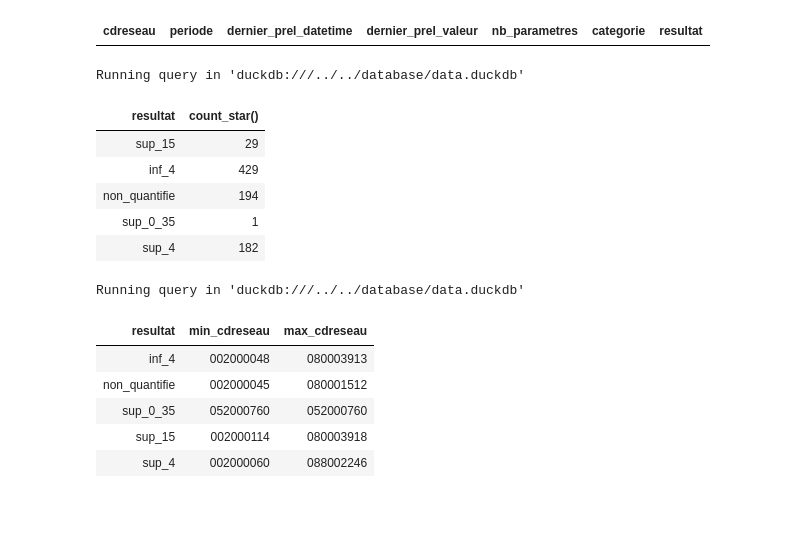
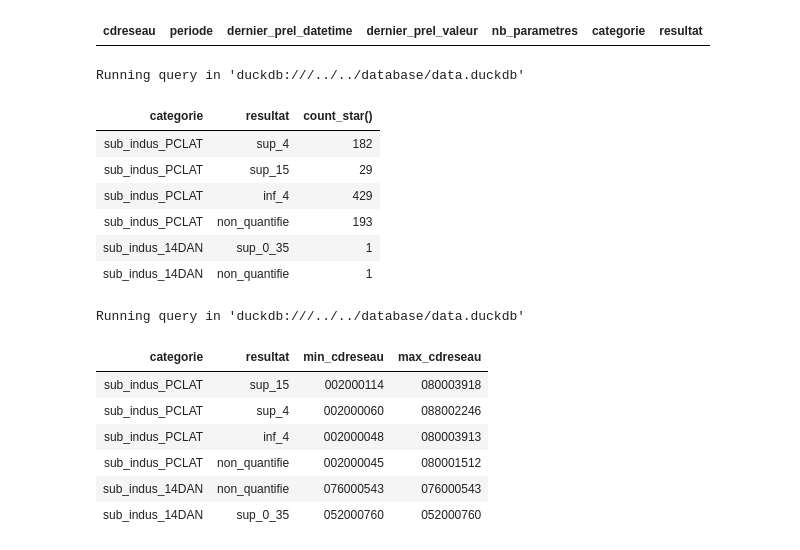
Before and after one commit to dataforgoodfr/13_pollution_eau, a Jupyter notebook: analytics/notebooks/resultats_sub_indus.ipynb, the cells around one changed output. Drawn from its saved outputs; the diff is of its cells as text; code cells hidden in the pictures; blank space fills up the shorter version.

```diff
--- a/analytics/notebooks/resultats_sub_indus.ipynb
+++ b/analytics/notebooks/resultats_sub_indus.ipynb
@@ -123,35 +125,37 @@ Running query in 'duckdb:///../../database/data.duckdb'
 # %%
 %%sql --with int__resultats_sub_indus_udi_dernier
 SELECT
-    resultat, COUNT(*)
+    categorie, resultat, COUNT(*)
 FROM
     int__resultats_sub_indus_udi_dernier
 GROUP BY
-    resultat
+    categorie, resultat
 # %% [output]
 Running query in 'duckdb:///../../database/data.duckdb'
-| resultat | count_star() |
-| sup_15 | 29 |
-| inf_4 | 429 |
-| non_quantifie | 194 |
-| sup_0_35 | 1 |
-| sup_4 | 182 |
+| categorie | resultat | count_star() |
+| sub_indus_PCLAT | sup_4 | 182 |
+| sub_indus_PCLAT | sup_15 | 29 |
+| sub_indus_PCLAT | inf_4 | 429 |
+| sub_indus_PCLAT | non_quantifie | 193 |
+| sub_indus_14DAN | sup_0_35 | 1 |
+| sub_indus_14DAN | non_quantifie | 1 |
 # %%
 %%sql --with int__resultats_sub_indus_udi_dernier
 SELECT
-    resultat, MIN( cdreseau) min_cdreseau, MAX(cdreseau) AS max_cdreseau
+    categorie, resultat, MIN( cdreseau) min_cdreseau, MAX(cdreseau) AS max_cdreseau
 FROM
     int__resultats_sub_indus_udi_dernier
 GROUP BY
-    resultat
+    categorie, resultat
 # %% [output]
 Running query in 'duckdb:///../../database/data.duckdb'
-| resultat | min_cdreseau | max_cdreseau |
-| inf_4 | 002000048 | 080003913 |
-| non_quantifie | 002000045 | 080001512 |
-| sup_0_35 | 052000760 | 052000760 |
-| sup_15 | 002000114 | 080003918 |
-| sup_4 | 002000060 | 088002246 |
+| categorie | resultat | min_cdreseau | max_cdreseau |
+| sub_indus_PCLAT | sup_15 | 002000114 | 080003918 |
+| sub_indus_PCLAT | sup_4 | 002000060 | 088002246 |
+| sub_indus_PCLAT | inf_4 | 002000048 | 080003913 |
+| sub_indus_PCLAT | non_quantifie | 002000045 | 080001512 |
+| sub_indus_14DAN | non_quantifie | 076000543 | 076000543 |
+| sub_indus_14DAN | sup_0_35 | 052000760 | 052000760 |
 # %%
 %%sql --with int__resultats_sub_indus_udi_dernier
  SELECT
```
Also changed, not shown: parts of 8 cells of this notebook, 1 other file.
